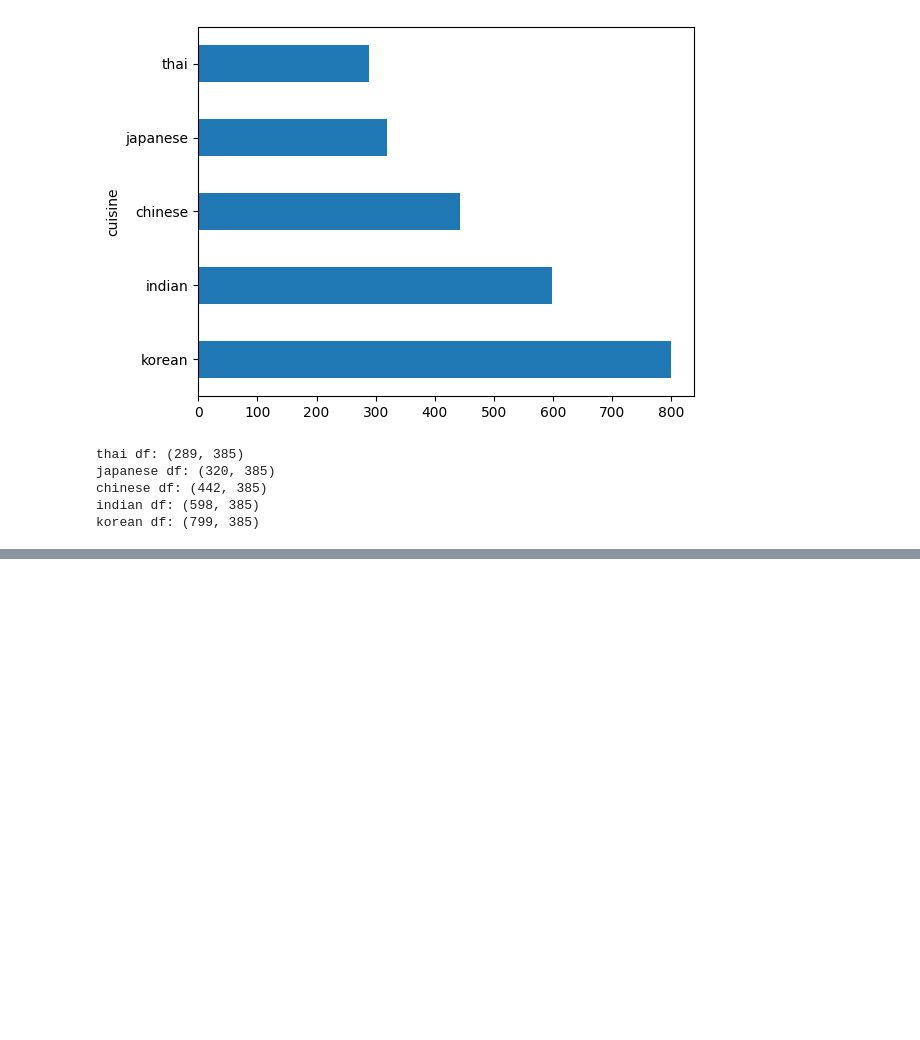
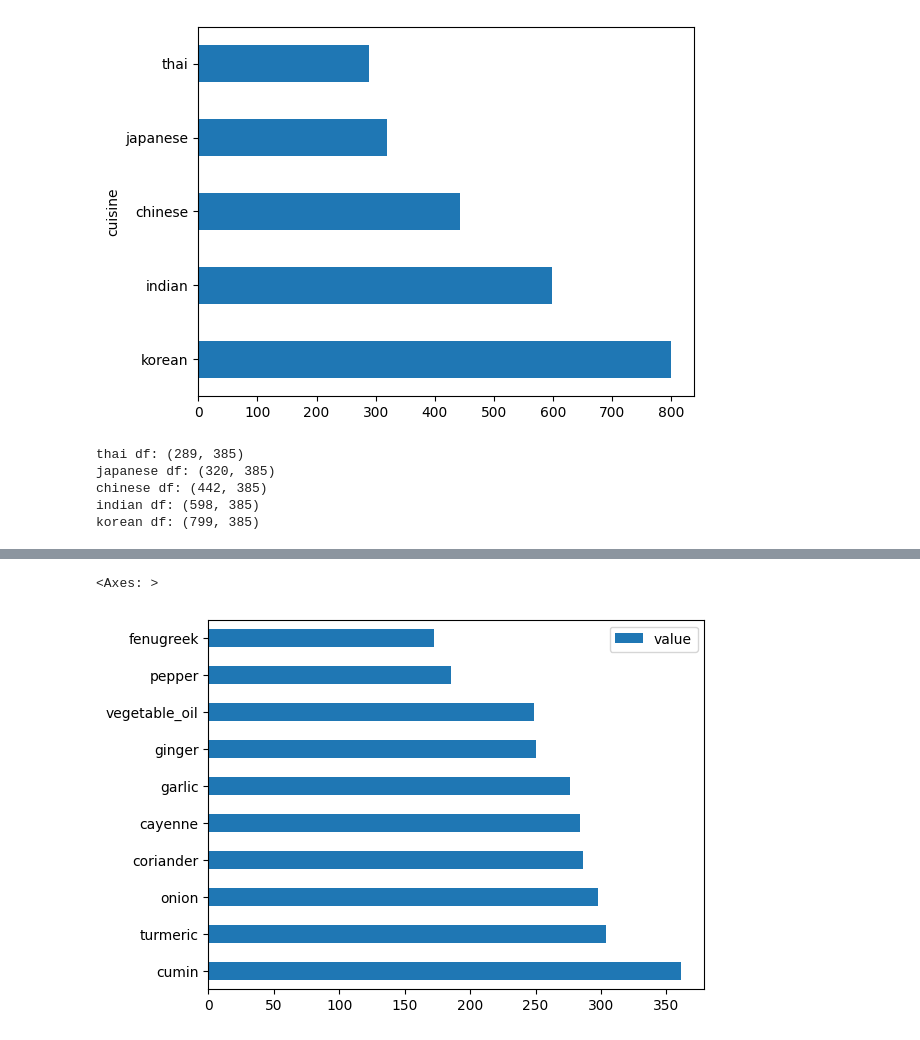
Before and after one commit to Syriii/ML-For-Beginners, a Jupyter notebook: 4-Classification/1-Introduction/notebook.ipynb, the cells around one changed output, grey strips where cells are left out. Cells and saved outputs as stored; diff of their text form; code cells hidden in the pictures; blank space fills up the shorter version.

```diff
--- a/4-Classification/1-Introduction/notebook.ipynb
+++ b/4-Classification/1-Introduction/notebook.ipynb
@@ -64,0 +89,6 @@ def create_ingredient_df(df):
+# %%
+indian_ingredient_df = create_ingredient_df(indian_df)
+indian_ingredient_df.head(10).plot.barh()
+# %% [output]
+<Axes: >
+[figure, added]
```
Also changed, not shown: parts of 10 cells of this notebook, 2 other files.
